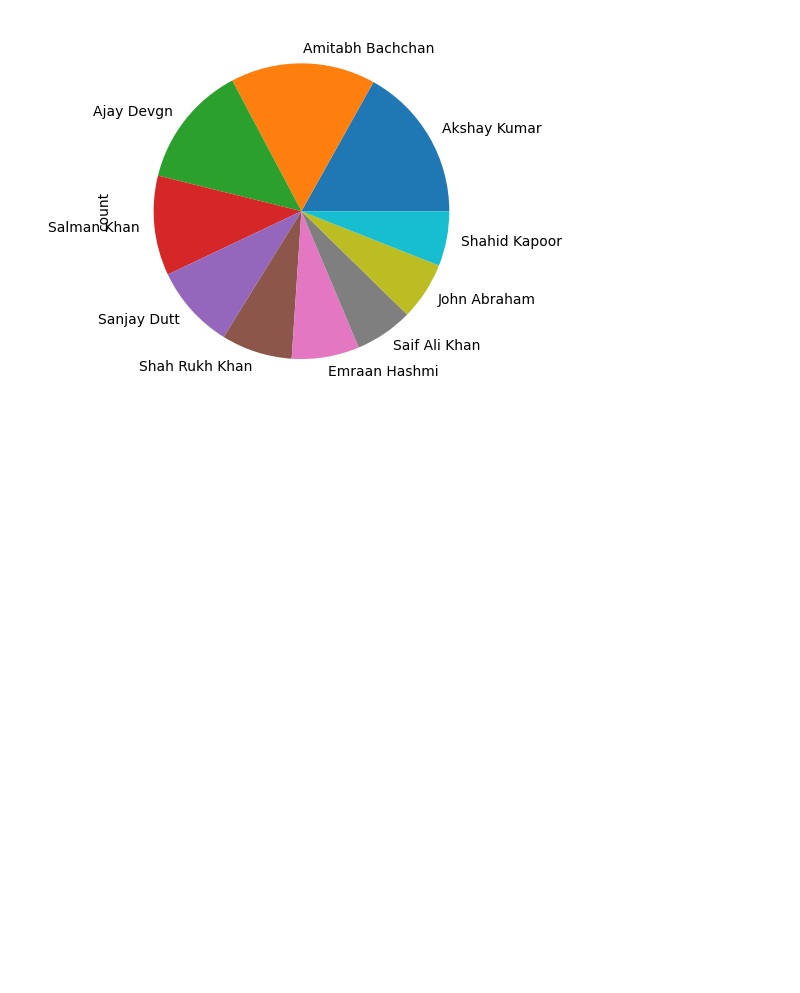
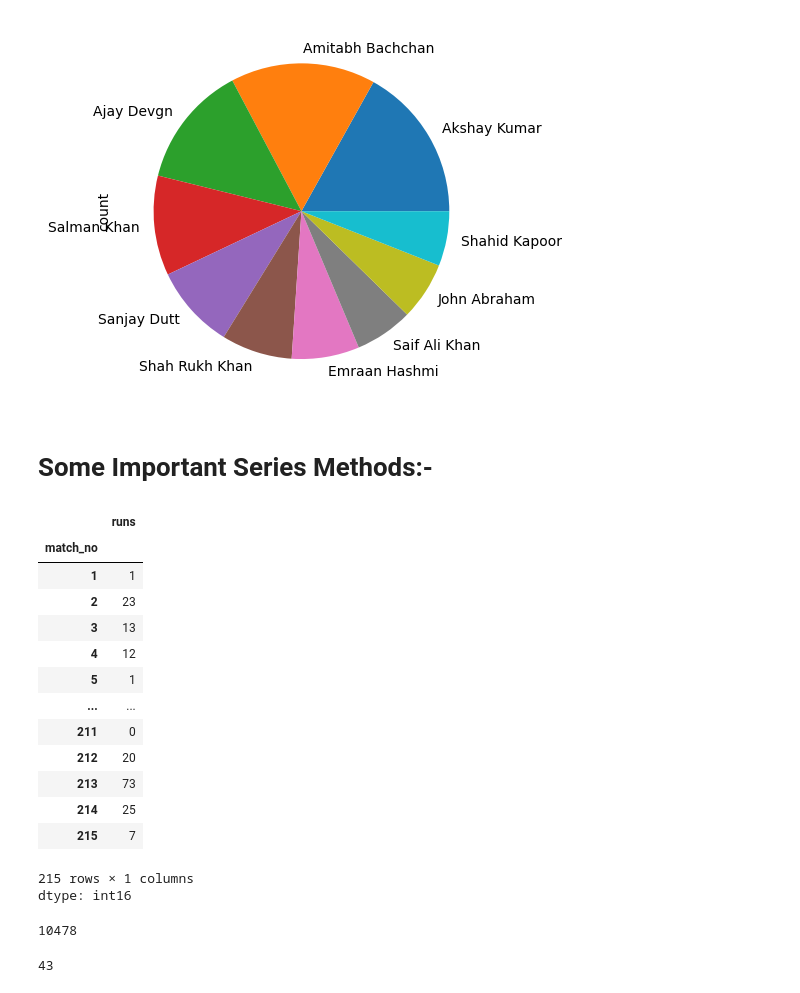
Before and after one commit to vishesh1111/PythonGoogleColab, a Jupyter notebook: Pandas.ipynb, the cells around one changed output. Cells and saved outputs as stored; diff of their text form; code cells hidden in the pictures; blank space fills up the shorter version.

Commit message:
Till Series Method

```diff
--- a/Pandas.ipynb
+++ b/Pandas.ipynb
@@ -411,3 +429,36 @@ movies.value_counts().head(10).plot(kind = 'pie') # piechart of actors!!!
 # %% [output]
 <Axes: ylabel='count'>
 [figure]
+# %% [markdown]
+# Some Important Series Methods:-
+# %%
+# 1. astype - changes the datatype
+vk
+import sys
+sys.getsizeof(vk)
+vk.astype('int16') # occupies less memory!
+# %% [output]
+|  | runs |
+| match_no |  |
+| 1 | 1 |
+| 2 | 23 |
+| 3 | 13 |
+| 4 | 12 |
+| 5 | 1 |
+| ... | ... |
+| 211 | 0 |
+| 212 | 20 |
+| 213 | 73 |
+| 214 | 25 |
+| 215 | 7 |
+215 rows × 1 columns
+dtype: int16
+# %%
+sys.getsizeof(vk.astype('int16'))
+# %% [output]
+10478
+# %%
+# 2. between:- gives boolean series b/w some range of value that exist:-
+vk[vk.between(51,99)].size # both 51 & 99 are included
+# %% [output]
+43
```
Also changed, not shown: parts of 14 cells of this notebook.
